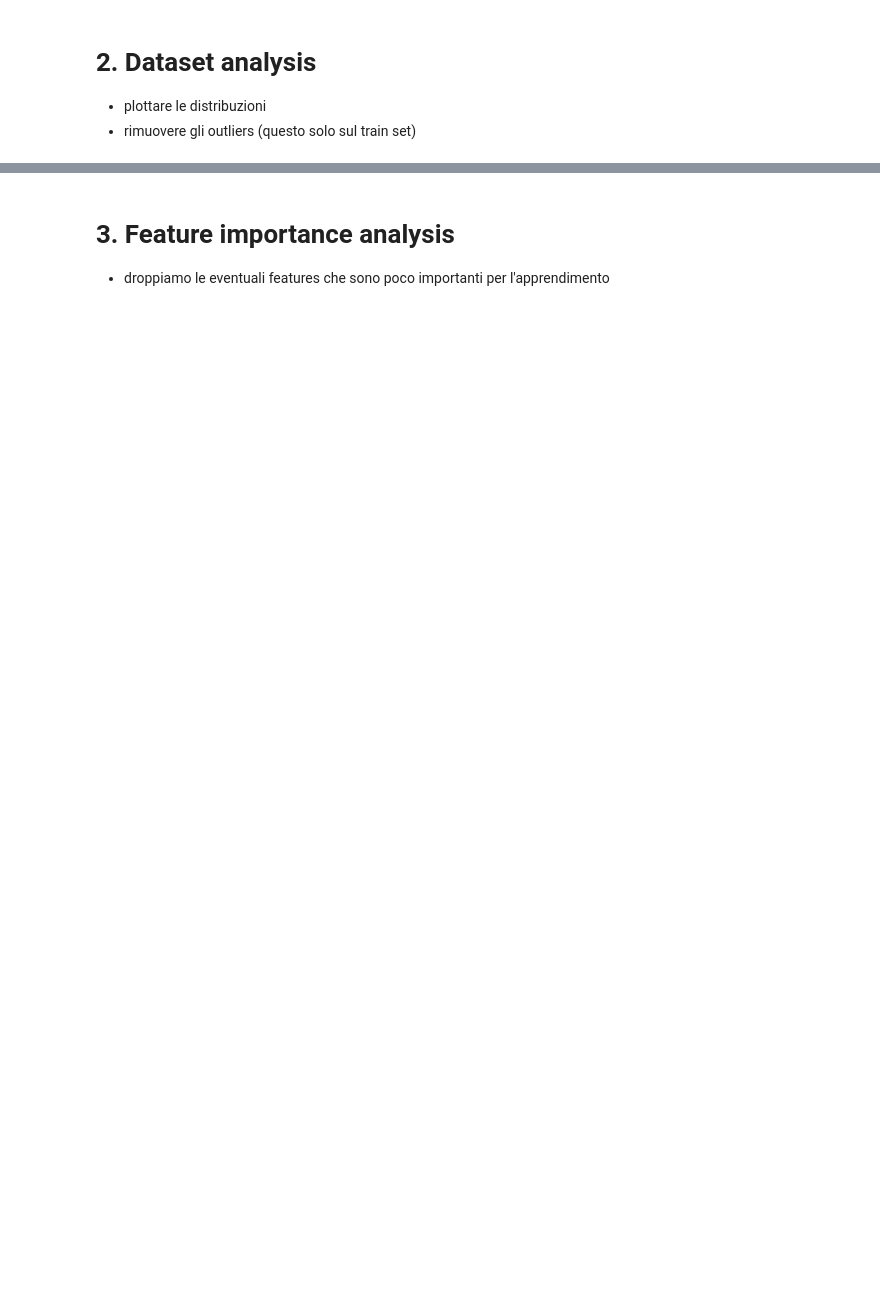
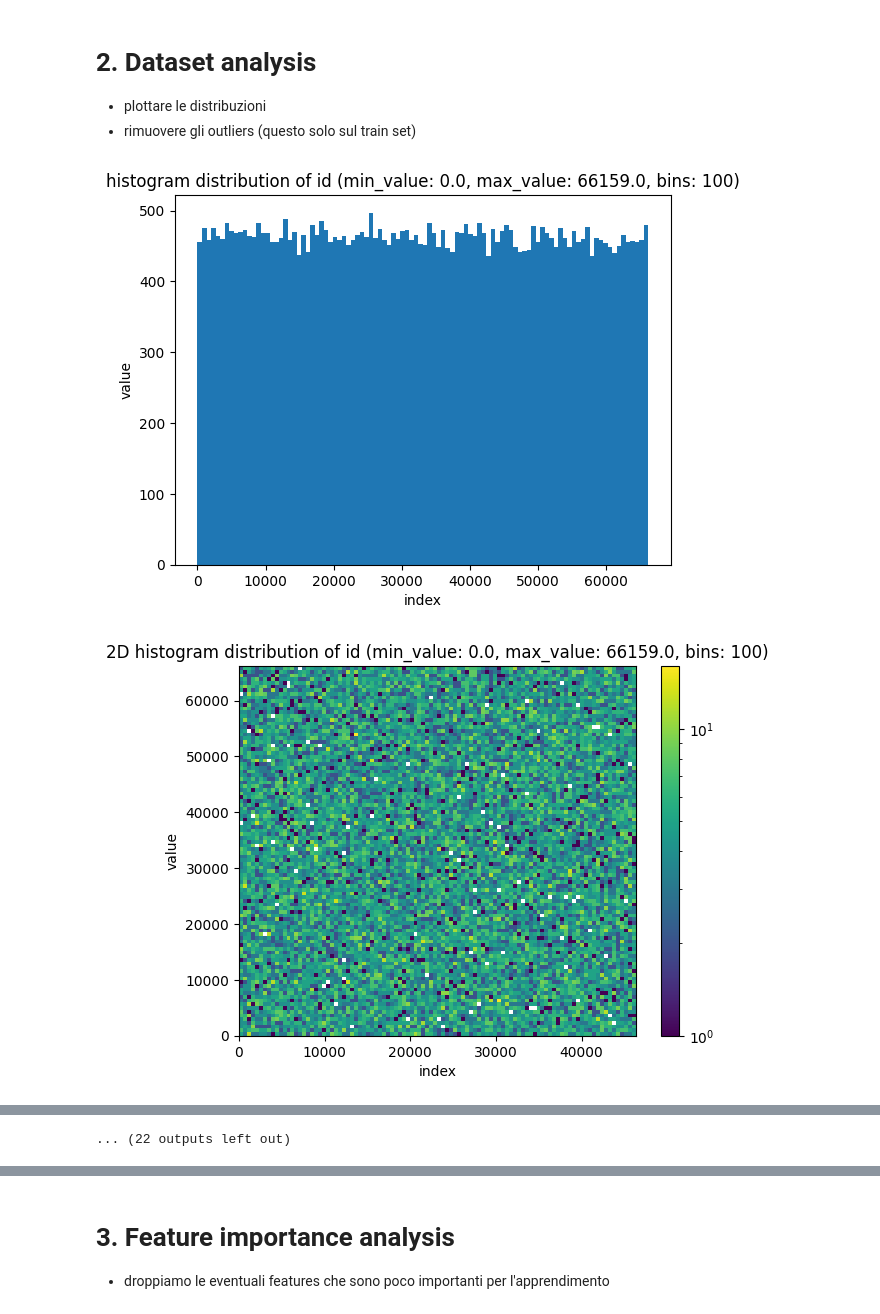
Before and after one commit to VincenzoImp/House-Prices-Prediction, a Jupyter notebook: script.ipynb, the cells around one changed output, grey strips where cells are left out. Drawn from its saved outputs; the diff is of its cells as text; code cells hidden in the pictures; blank space fills up the shorter version.

```diff
--- a/script.ipynb
+++ b/script.ipynb
@@ -256,4 +238,4 @@ expenses
 # %%
 from sklearn.impute import KNNImputer
-imputer = KNNImputer(n_neighbors=2, weights="uniform")
+imputer = KNNImputer()
 train_df = pd.DataFrame(imputer.fit_transform(train_df), columns=train_df.columns)
@@ -284,3 +304,9 @@ pass
 
 - plottare le distribuzioni
 - rimuovere gli outliers (questo solo sul train set)
+# %%
+for col in train_df.columns:
+    get_hist(train_df, col)
+# %% [output]
+[figure, added]
+[figure, added]
@@ -286,0 +323 @@ pass
+... (22 outputs left out)
```
Also changed, not shown: parts of 38 cells of this notebook.
